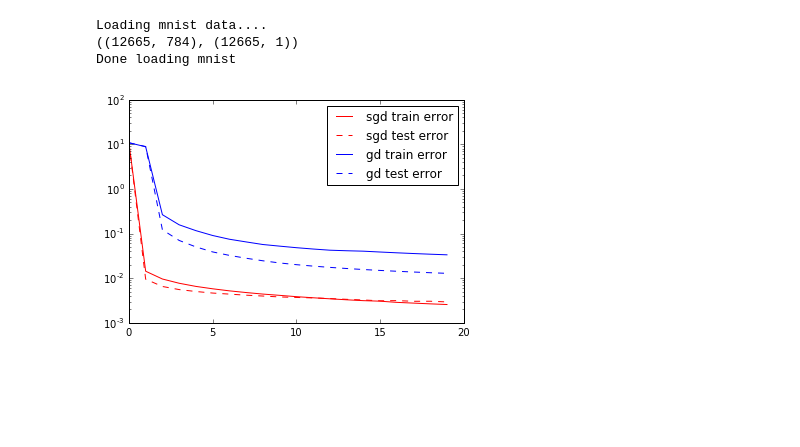
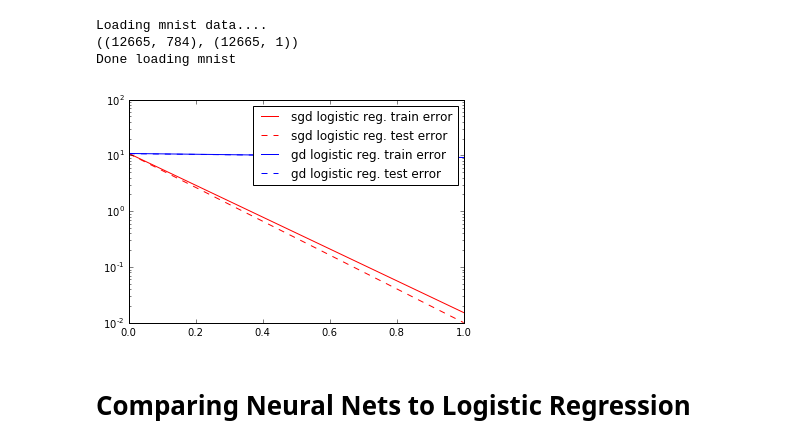
Before and after one commit to agnusmaximus/snippets, a Jupyter notebook: gd.ipynb, the cells around one changed output. Drawn from its saved outputs; the diff is of its cells as text; code cells hidden in the pictures; blank space fills up the shorter version.

```diff
--- a/gd.ipynb
+++ b/gd.ipynb
@@ -39,7 +39,7 @@ def SGD(X, y, X_test, y_test, sgd_w, gradient_at_datapoint, compute_loss, n_iter
         for datapoint_index in sgd_datapoint_order:
             gradient_at_dp = gradient_at_datapoint(sgd_w, X[datapoint_index], y[datapoint_index])
             sgd_w = sgd_w - sgd_gamma * gradient_at_dp.T
-    return train_losses, test_losses
+    return train_losses, test_losses, sgd_w
 
 # GD function
 # -------------------------------------------------------
@@ -65,7 +65,7 @@ def GD(X, y, X_test, y_test, gd_w, compute_gradient, compute_loss, n_iters=100,
 
         gradient = compute_gradient(X, y, gd_w)
         gd_w = gd_w - gd_gamma * gradient/X.shape[0]
-    return train_losses, test_losses
+    return train_losses, test_losses, gd_w
 # %% [markdown]
 
 Let's try a simple linear regression problem, where we want to solve
@@ -186,27 +186,27 @@ def hyp(theta, x):
         return 1 - 1e-10
     return r
 
-def ComputeLoss(X, y, theta):
+def ComputeLossLogReg(X, y, theta):
     loss = 0
     for i, x in enumerate(X):
         loss += -y[i] * np.log(hyp(theta, x)) - (1-y[i]) * np.log((1 - hyp(theta, x)))
     return float(loss / X.shape[0])
 
-def GradientAtDatapoint(weights, datapoint_weights, datapoint_label):
+def GradientAtDatapointLogReg(weights, datapoint_weights, datapoint_label):
     h = hyp(weights, datapoint_weights)
     sgd_grad = datapoint_weights.T * (h-datapoint_label)
     return sgd_grad.T
 
-def ComputeGradient(X, y, w):
+def ComputeGradientLogReg(X, y, w):
     h = np.matrix([[hyp(w, x)] for x in X])
     gd_grad = (X.T * (h-y))
     return gd_grad
 
-sgd_train_losses, sgd_test_losses = SGD(X, y, X_test, y_test, sgd_w,
-                                        GradientAtDatapoint, ComputeLoss,
+sgd_train_losses, sgd_test_losses, sgd_w = SGD(X, y, X_test, y_test, sgd_w,
+                                        GradientAtDatapointLogReg, ComputeLossLogReg,
                                         n_iters=T, sgd_gamma=.005)
-gd_train_losses, gd_test_losses = GD(X, y, X_test, y_test, gd_w,
-                                     ComputeGradient, ComputeLoss,
+gd_train_losses, gd_test_losses, gd_w = GD(X, y, X_test, y_test, gd_w,
+                                     ComputeGradientLogReg, ComputeLossLogReg,
                                      n_iters=T, gd_gamma=.9)
 
 plt.semilogy(range(T), sgd_train_losses, 'r-', label="sgd train error")
@@ -282,21 +284,23 @@ Done loading mnist
 # %%
 # Initial models for both sgd and gd are the same
 gd_w = np.mat(np.random.rand(784,1))
 sgd_w = gd_w
-T = 20
+T = 2
 
-sgd_train_losses, sgd_test_losses = SGD(X_mnist, y_mnist, X_test_mnist, y_test_mnist, sgd_w,
-                                        GradientAtDatapoint, ComputeLoss,
-                                        n_iters=T, sgd_gamma=.005)
-gd_train_losses, gd_test_losses = GD(X_mnist, y_mnist, X_test_mnist, y_test_mnist, gd_w,
-                                     ComputeGradient, ComputeLoss,
-                                     n_iters=T, gd_gamma=5)
+sgd_train_losses, sgd_test_losses, sgd_w = SGD(X_mnist, y_mnist, X_test_mnist, y_test_mnist, sgd_w,
+                                       GradientAtDatapointLogReg, ComputeLossLogReg,
+                                       n_iters=T, sgd_gamma=.005)
+gd_train_losses, gd_test_losses, gd_w = GD(X_mnist, y_mnist, X_test_mnist, y_test_mnist, gd_w,
+                                    ComputeGradientLogReg, ComputeLossLogReg,
+                                    n_iters=T, gd_gamma=5)
 
-plt.semilogy(range(T), sgd_train_losses, 'r-', label="sgd train error")
-plt.semilogy(range(T), sgd_test_losses, '--r', label="sgd test error")
-plt.semilogy(range(T), gd_train_losses, 'b-', label="gd train error")
-plt.semilogy(range(T), gd_test_losses, '--b', label="gd test error")
+plt.semilogy(range(T), sgd_train_losses, 'r-', label="sgd logistic reg. train error")
+plt.semilogy(range(T), sgd_test_losses, '--r', label="sgd logistic reg. test error")
+plt.semilogy(range(T), gd_train_losses, 'b-', label="gd logistic reg. train error")
+plt.semilogy(range(T), gd_test_losses, '--b', label="gd logistic reg. test error")
 plt.legend(loc="upper right")
 plt.show();
 # %% [output]
-[figure, old version]
+[figure, new version]
+# %% [markdown]
+# Comparing Neural Nets to Logistic Regression
```
Also changed, not shown: parts of 3 cells of this notebook.
